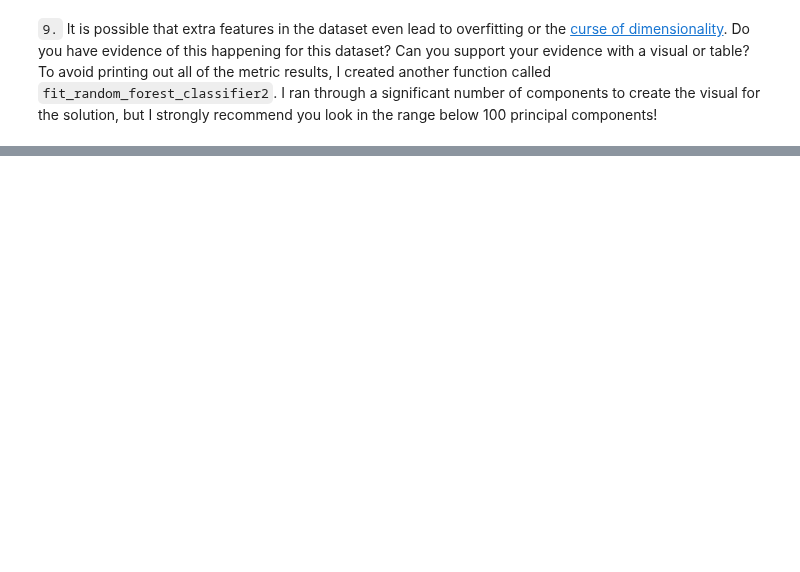
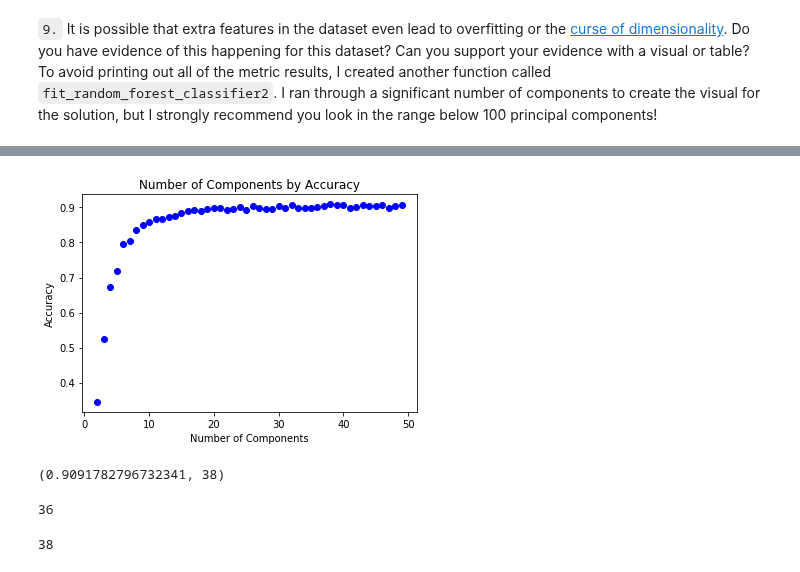
Before and after one commit to jc-udacity/datascientist, a Jupyter notebook: 04_unsupervised_learning/04_Principal_Component_Analysis/PCA_1.ipynb, the cells around one changed output, grey strips where cells are left out. Saved outputs shown, nothing was run; the diff lists cells and outputs as text; code cells hidden in the pictures; blank space fills up the shorter version.

```diff
--- a/04_unsupervised_learning/04_Principal_Component_Analysis/PCA_1.ipynb
+++ b/04_unsupervised_learning/04_Principal_Component_Analysis/PCA_1.ipynb
@@ -68,2 +150,10 @@ fit_random_forest_classifier?
 # %% [markdown]
 `8.` See if you can find a reduced number of features that provides better separation to make predictions.  Say you want to get separation that allows for accuracy of more than 90%, how many principal components are needed to obtain this level of accuracy?  Were you able to substantially reduce the number of features needed in your final model?
+# %%
+#loop from 2 to 50
+for component in range(2,50):
+    pca, X_pca = do_pca(component,X)
+    accuracy = fit_random_forest_classifier(X_pca,y)
+    if (accuracy > 0.9):
+        print("With only {} components, a random forest acheived an accuracy of {}.".format(component, accuracy))
+        break
@@ -70,2 +294,11 @@ fit_random_forest_classifier?
 # %% [markdown]
 `9.` It is possible that extra features in the dataset even lead to overfitting or the [curse of dimensionality](https://stats.stackexchange.com/questions/65379/machine-learning-curse-of-dimensionality-explained).  Do you have evidence of this happening for this dataset?  Can you support your evidence with a visual or table?  To avoid printing out all of the metric results, I created another function called `fit_random_forest_classifier2`.  I ran through a significant number of components to create the visual for the solution, but I strongly recommend you look in the range below 100 principal components!
+# %%
+accs = []
+comps = []
+for comp in range(2, 50):
+    print(comp)
+    comps.append(comp)
+    pca, X_pca = do_pca(comp, X)
+    acc = fit_random_forest_classifier2(X_pca, y)
+    accs.append(acc)
@@ -71,0 +319,20 @@ fit_random_forest_classifier?
+# %%
+plt.plot(comps, accs, 'bo');
+plt.xlabel('Number of Components');
+plt.ylabel('Accuracy');
+plt.title('Number of Components by Accuracy');
+# %% [output]
+[figure, added]
+# %%
+# The max accuracy and corresponding number of components
+np.max(accs), comps[np.where(accs == np.max(accs))[0][0]]
+# %% [output]
+(0.9091782796732341, 38)
+# %%
+np.where(accs == np.max(accs))[0][0]
+# %% [output]
+36
+# %%
+comps[np.where(accs == np.max(accs))[0][0]]
+# %% [output]
+38
```
Also changed, not shown: parts of 16 cells of this notebook, 5 other files.
